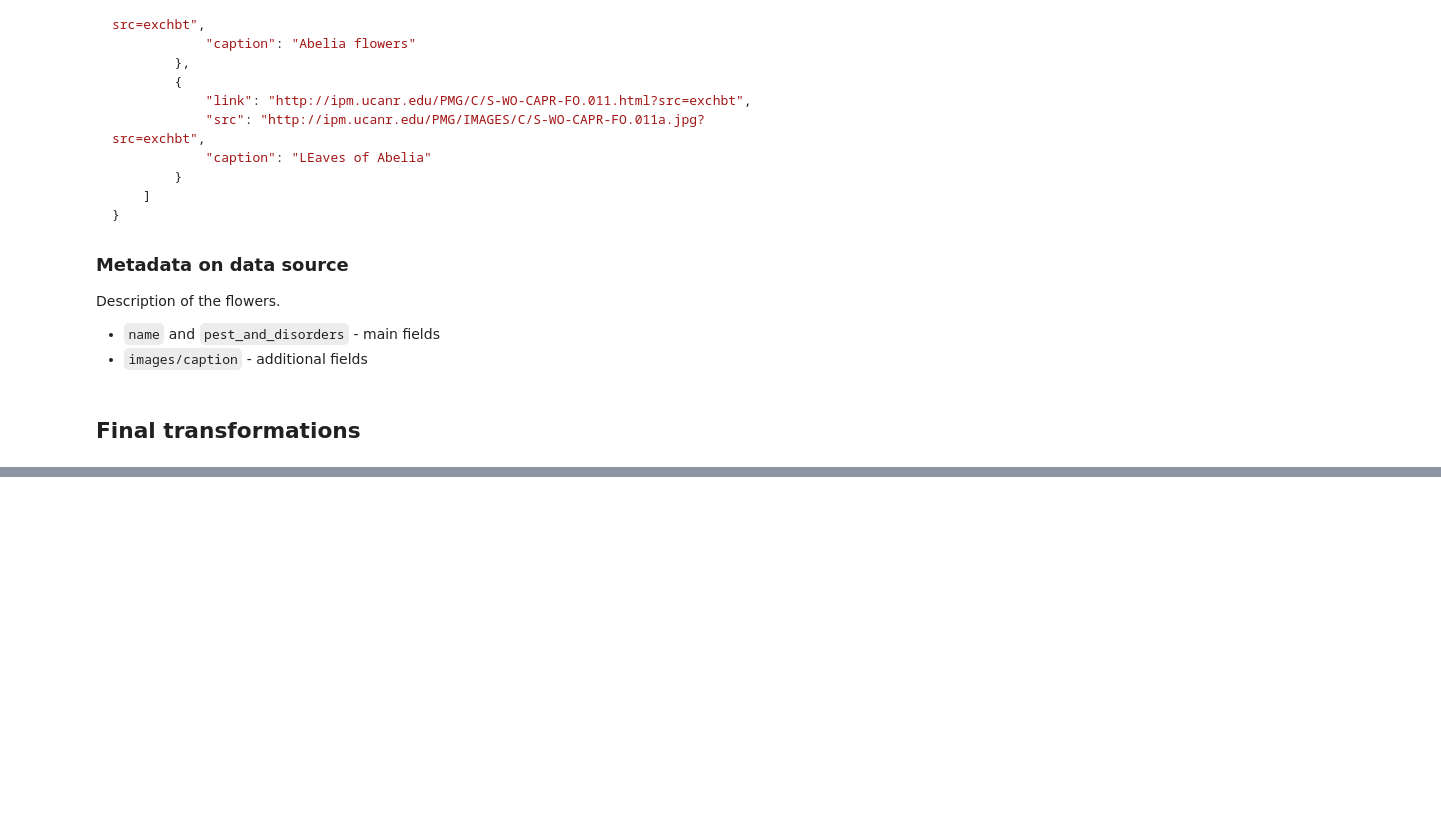
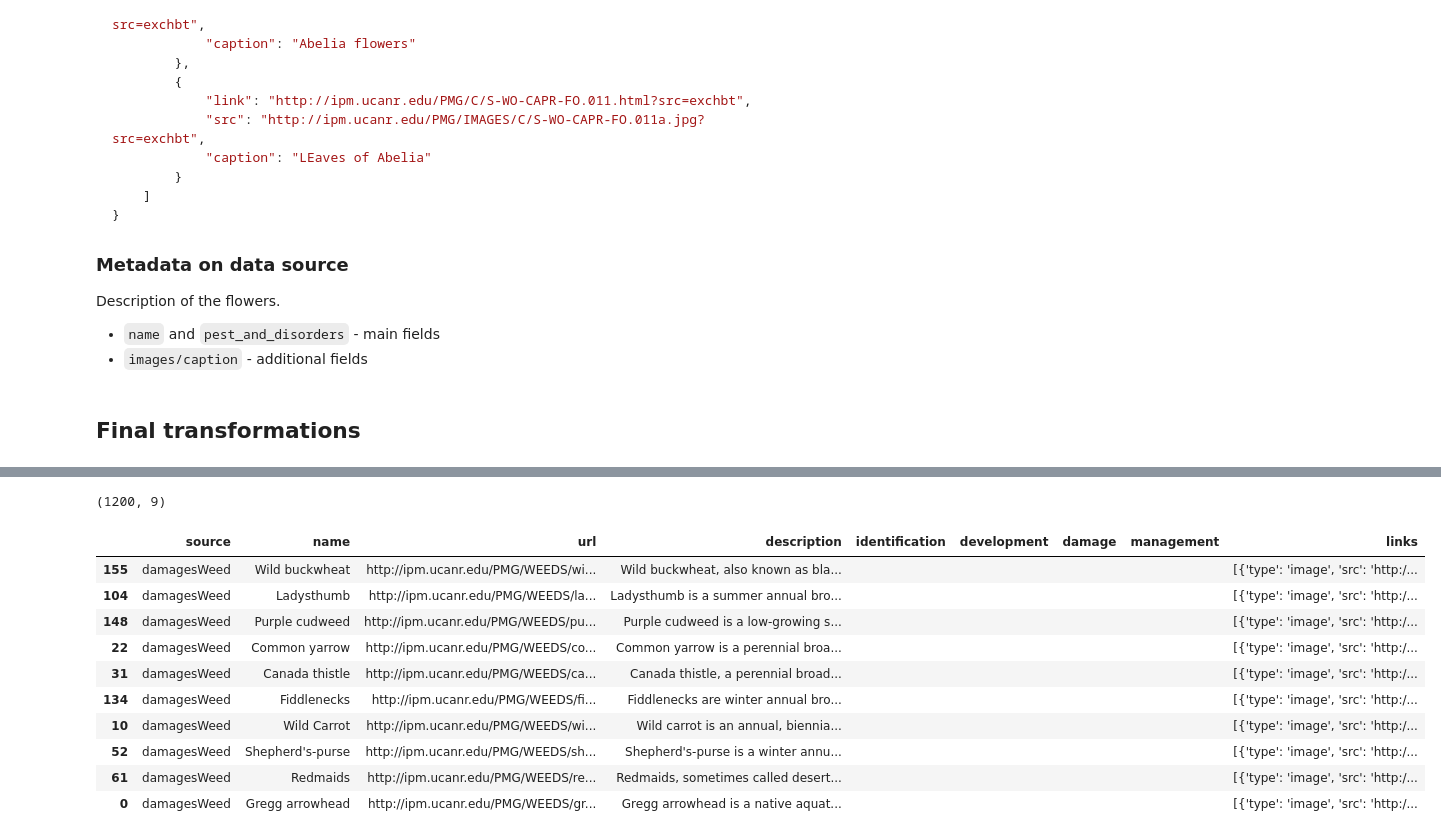
Before and after one commit to biddy1618/askchatbot, a Jupyter notebook: actions/es/scripts/eda_ipmdata.ipynb, the cells around one changed output, grey strips where cells are left out. Cells and saved outputs as stored; diff of their text form; code cells hidden in the pictures; blank space fills up the shorter version.

```diff
--- a/actions/es/scripts/eda_ipmdata.ipynb
+++ b/actions/es/scripts/eda_ipmdata.ipynb
@@ -1220,0 +1652,61 @@ There is going to be two indexes consisting of the following:
+# %%
+'''
+{
+    "source": "DamagesWeed",
+    "name": "Gregg arrowhead",
+    "url": "http://ipm.ucanr.edu/PMG/WEEDS/gregg_arrowhead.html?src=exchbt",                                    # url
+    "description": "Gregg arrowhead is a native aquatic perennial that occurs in the...",                       # description
+    "images": [                                                                                                 # links (type - images)
+        {
+            "link": "http://ipm.ucanr.edu/PMG/S/W-AL-SMON-MP.003.html?src=exchbt",
+            "caption": "top picture"
+        },
+        {
+            "link": "http://ipm.ucanr.edu/PMG/S/W-AL-SLON-SG.001.html?src=exchbt",
+            "caption": "bottom left picture"
+        },
+        ...
+    ]
+}
+'''
+
+FILE_NAME = 'weedItems.json'
+df = pd.read_json(_PATH + FILE_NAME)
+
+df['source'         ] = 'damagesWeed'
+df['identification' ] = ''
+df['development'    ] = ''
+df['damage'         ] = ''
+df['management'     ] = ''
+
+df.rename(columns = {
+    'images'                : 'links'      ,
+}, inplace = True)
+
+df['links'] = df['links'].apply(lambda l: [
+    {
+        'type'  : 'image'       ,
+        'src'   : i['link']     ,
+        'link'  : ''            ,
+        'title' : i['caption']
+    } for i in l])
+
+df = df[['source', 'name', 'url', 'description', 'identification', 'development', 'damage', 'management', 'links']]
+
+finalDf = finalDf.append(df, ignore_index = True)
+print(finalDf.shape)
+
+df.sample(10)
+# %% [output]
+(1200, 9)
+|  | source | name | url | description | identification | development | damage | management | links |
+| 155 | damagesWeed | Wild buckwheat | http://ipm.ucanr.edu/PMG/WEEDS/wi... | Wild buckwheat, also known as bla... |  |  |  |  | [{'type': 'image', 'src': 'http:/... |
+| 104 | damagesWeed | Ladysthumb | http://ipm.ucanr.edu/PMG/WEEDS/la... | Ladysthumb is a summer annual bro... |  |  |  |  | [{'type': 'image', 'src': 'http:/... |
+| 148 | damagesWeed | Purple cudweed | http://ipm.ucanr.edu/PMG/WEEDS/pu... | Purple cudweed is a low-growing s... |  |  |  |  | [{'type': 'image', 'src': 'http:/... |
+| 22 | damagesWeed | Common yarrow | http://ipm.ucanr.edu/PMG/WEEDS/co... | Common yarrow is a perennial broa... |  |  |  |  | [{'type': 'image', 'src': 'http:/... |
+| 31 | damagesWeed | Canada thistle | http://ipm.ucanr.edu/PMG/WEEDS/ca... | Canada thistle, a perennial broad... |  |  |  |  | [{'type': 'image', 'src': 'http:/... |
+| 134 | damagesWeed | Fiddlenecks | http://ipm.ucanr.edu/PMG/WEEDS/fi... | Fiddlenecks are winter annual bro... |  |  |  |  | [{'type': 'image', 'src': 'http:/... |
+| 10 | damagesWeed | Wild Carrot | http://ipm.ucanr.edu/PMG/WEEDS/wi... | Wild carrot is an annual, biennia... |  |  |  |  | [{'type': 'image', 'src': 'http:/... |
+| 52 | damagesWeed | Shepherd's-purse | http://ipm.ucanr.edu/PMG/WEEDS/sh... | Shepherd's-purse is a winter annu... |  |  |  |  | [{'type': 'image', 'src': 'http:/... |
+| 61 | damagesWeed | Redmaids | http://ipm.ucanr.edu/PMG/WEEDS/re... | Redmaids, sometimes called desert... |  |  |  |  | [{'type': 'image', 'src': 'http:/... |
+| 0 | damagesWeed | Gregg arrowhead | http://ipm.ucanr.edu/PMG/WEEDS/gr... | Gregg arrowhead is a native aquat... |  |  |  |  | [{'type': 'image', 'src': 'http:/... |
```
Also changed, not shown: parts of 15 cells of this notebook, 2 other files.
